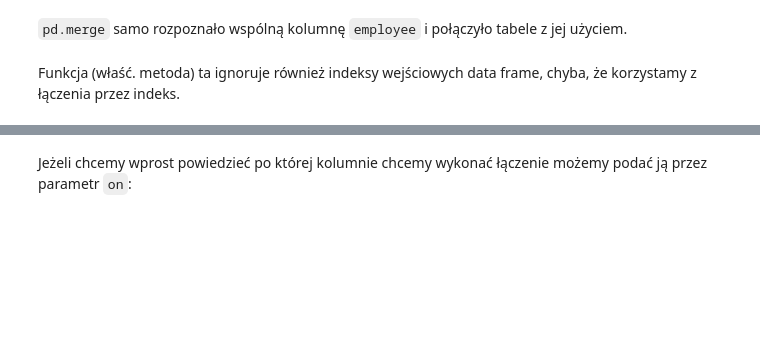
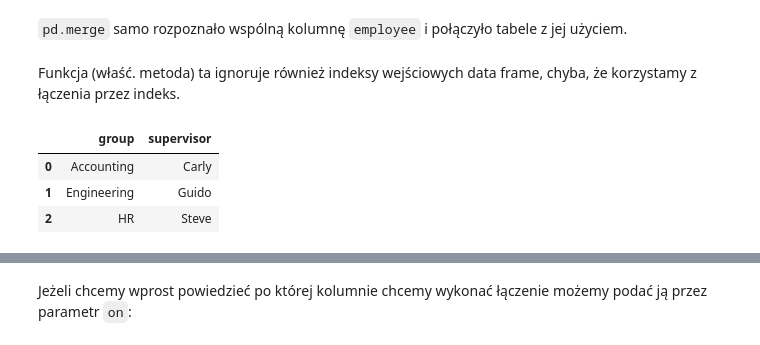
Before and after one commit to miklesz/Python, a Jupyter notebook: 17 Python (data science) - Pandas.ipynb, the cells around one changed output, grey strips where cells are left out. Drawn from its saved outputs; the diff is of its cells as text; code cells hidden in the pictures; blank space fills up the shorter version.

```diff
--- a/17 Python (data science) - Pandas.ipynb
+++ b/17 Python (data science) - Pandas.ipynb
@@ -329,5 +661,12 @@ Funkcja (właść. metoda) ta ignoruje również indeksy wejściowych data frame
 # %%
 df4 = pd.DataFrame({'group'     : ['Accounting', 'Engineering', 'HR'   ],
                     'supervisor': ['Carly',      'Guido',       'Steve']})
+# %%
+df4
+# %% [output]
+|  | group | supervisor |
+| 0 | Accounting | Carly |
+| 1 | Engineering | Guido |
+| 2 | HR | Steve |
 # %%
 pd.merge(df3, df4)
```
Also changed, not shown: parts of 99 cells of this notebook, 1 other file.
